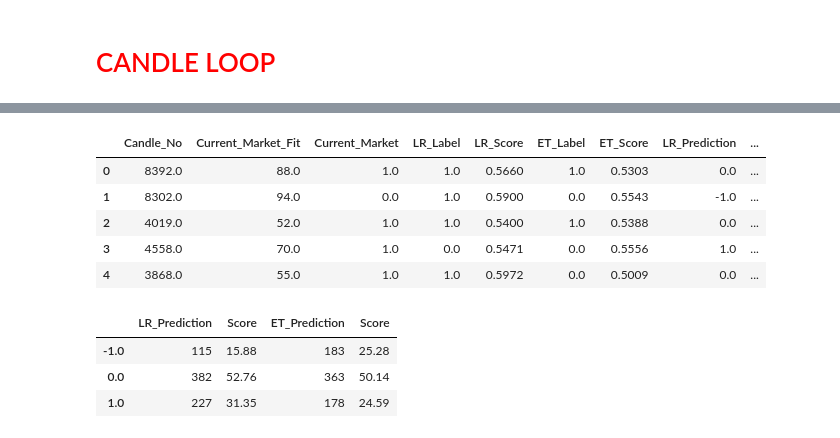
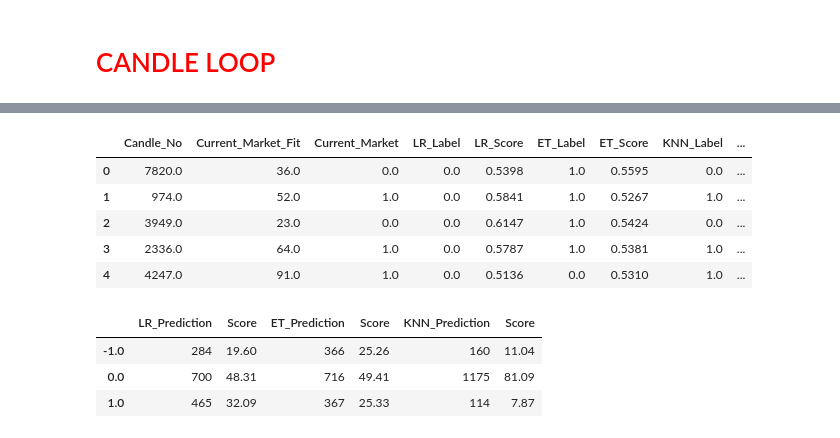
Before and after one commit to Forexience/Forexience, a Jupyter notebook: Testing_Pipeline/Back_Test_FINAL.ipynb, the cells around one changed output, grey strips where cells are left out. Cells and saved outputs as stored; diff of their text form; code cells hidden in the pictures.

```diff
--- a/Testing_Pipeline/Back_Test_FINAL.ipynb
+++ b/Testing_Pipeline/Back_Test_FINAL.ipynb
@@ -258,28 +269,32 @@ result_output.head(20)
 # %%
 result_output['LR_Prediction'] = result_output['Current_Market'] - result_output['LR_Label']
 result_output['ET_Prediction'] = result_output['Current_Market'] - result_output['ET_Label']
+result_output['KNN_Prediction'] = result_output['Current_Market'] - result_output['KNN_Label']
 # %%
 result_output.head()
 # %% [output]
-|  | Candle_No | Current_Market_Fit | Current_Market | LR_Label | LR_Score | ET_Label | ET_Score | LR_Prediction | ... |
-| 0 | 8392.0 | 88.0 | 1.0 | 1.0 | 0.5660 | 1.0 | 0.5303 | 0.0 | ... |
-| 1 | 8302.0 | 94.0 | 0.0 | 1.0 | 0.5900 | 0.0 | 0.5543 | -1.0 | ... |
-| 2 | 4019.0 | 52.0 | 1.0 | 1.0 | 0.5400 | 1.0 | 0.5388 | 0.0 | ... |
-| 3 | 4558.0 | 70.0 | 1.0 | 0.0 | 0.5471 | 0.0 | 0.5556 | 1.0 | ... |
-| 4 | 3868.0 | 55.0 | 1.0 | 1.0 | 0.5972 | 0.0 | 0.5009 | 0.0 | ... |
+|  | Candle_No | Current_Market_Fit | Current_Market | LR_Label | LR_Score | ET_Label | ET_Score | KNN_Label | ... |
+| 0 | 7820.0 | 36.0 | 0.0 | 0.0 | 0.5398 | 1.0 | 0.5595 | 0.0 | ... |
+| 1 | 974.0 | 52.0 | 1.0 | 0.0 | 0.5841 | 1.0 | 0.5267 | 1.0 | ... |
+| 2 | 3949.0 | 23.0 | 0.0 | 0.0 | 0.6147 | 1.0 | 0.5424 | 0.0 | ... |
+| 3 | 2336.0 | 64.0 | 1.0 | 0.0 | 0.5787 | 1.0 | 0.5381 | 1.0 | ... |
+| 4 | 4247.0 | 91.0 | 1.0 | 0.0 | 0.5136 | 0.0 | 0.5310 | 1.0 | ... |
 # %%
 LR_Result = pd.DataFrame(result_output['LR_Prediction'].value_counts())
 LR_Result["Score"] = (LR_Result['LR_Prediction'] * 100 / len(result_output)).round(2)
 # %%
 ET_Result = pd.DataFrame(result_output['ET_Prediction'].value_counts())
 ET_Result["Score"] = (ET_Result['ET_Prediction'] * 100 / len(result_output)).round(2)
+# %%
+KNN_Result = pd.DataFrame(result_output['KNN_Prediction'].value_counts())
+KNN_Result["Score"] = (KNN_Result['KNN_Prediction'] * 100 / len(result_output)).round(2)
 # %%
-result = pd.concat([LR_Result, ET_Result], axis=1)
+result = pd.concat([LR_Result, ET_Result, KNN_Result], axis=1)
 result
 # %% [output]
-|  | LR_Prediction | Score | ET_Prediction | Score |
-| -1.0 | 115 | 15.88 | 183 | 25.28 |
-| 0.0 | 382 | 52.76 | 363 | 50.14 |
-| 1.0 | 227 | 31.35 | 178 | 24.59 |
+|  | LR_Prediction | Score | ET_Prediction | Score | KNN_Prediction | Score |
+| -1.0 | 284 | 19.60 | 366 | 25.26 | 160 | 11.04 |
+| 0.0 | 700 | 48.31 | 716 | 49.41 | 1175 | 81.09 |
+| 1.0 | 465 | 32.09 | 367 | 25.33 | 114 | 7.87 |
 # %%
 result_output.to_csv('Back_Test_Final_Result.csv', header = True, index = False)
```
Also changed, not shown: parts of 4 cells of this notebook, 4 other files.
